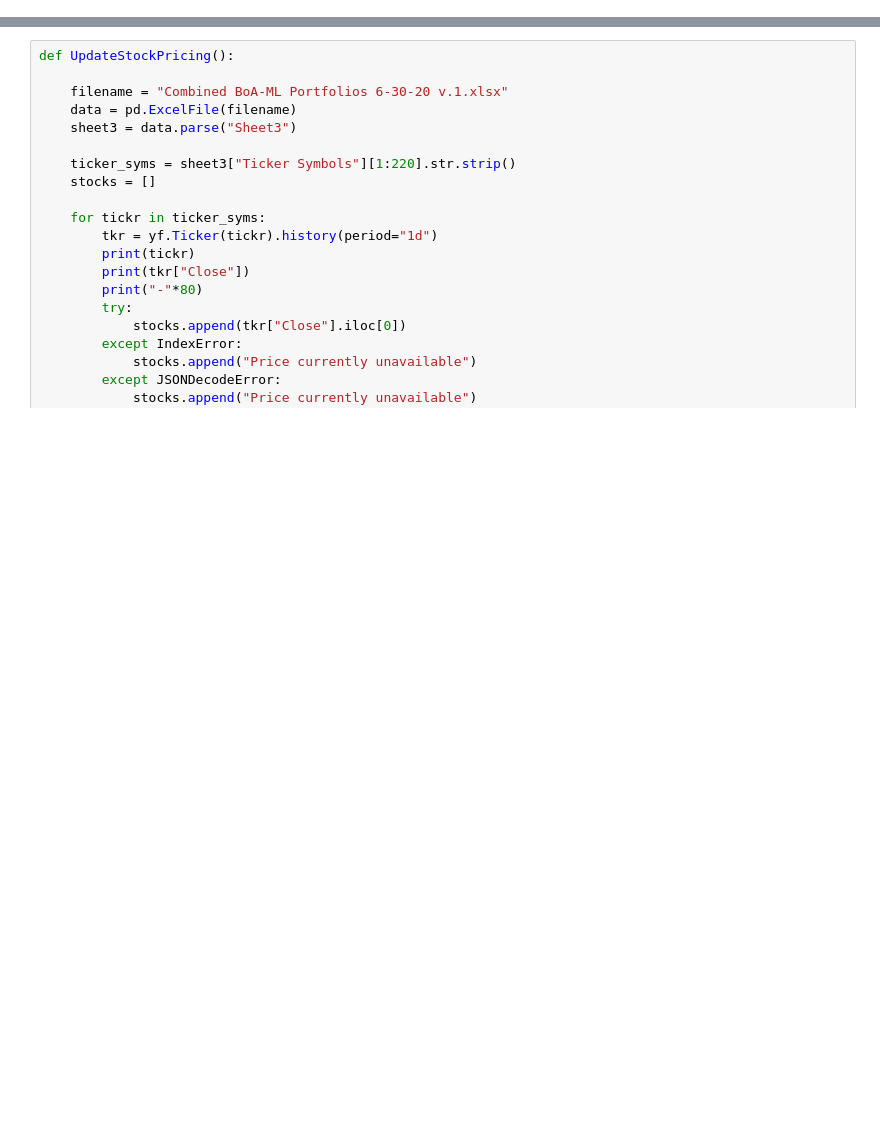
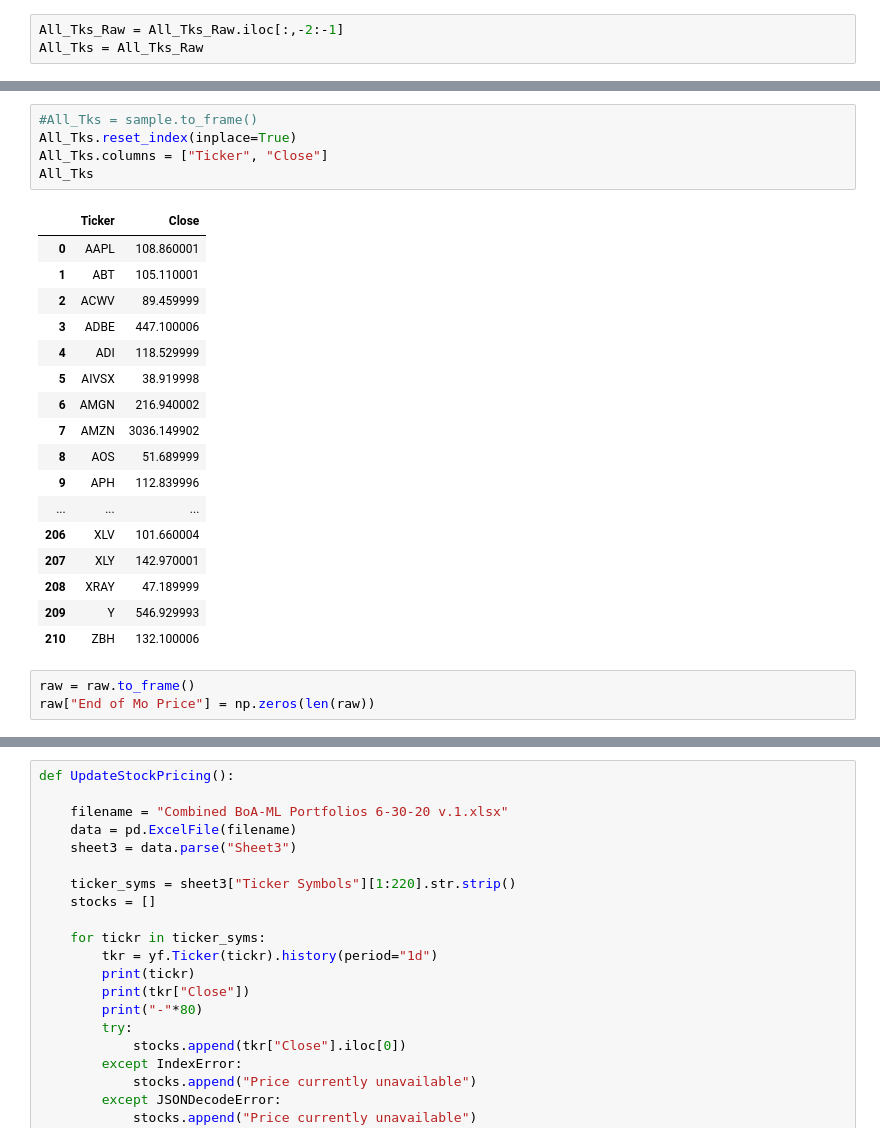
Before and after one commit to IanMarshall9/developmentGroup, a Jupyter notebook: playground.ipynb, the cells around one changed output, grey strips where cells are left out. Drawn from its saved outputs; the diff is of its cells as text; blank space fills up the shorter version.

```diff
--- a/playground.ipynb
+++ b/playground.ipynb
@@ -15,0 +109,3 @@ today: 2020-06-25, yesterday: 2020-06-24
+# %%
+All_Tks_Raw = All_Tks_Raw.iloc[:,-2:-1]
+All_Tks = All_Tks_Raw
@@ -15,0 +132,26 @@ today: 2020-06-25, yesterday: 2020-06-24
+# %%
+#All_Tks = sample.to_frame()
+All_Tks.reset_index(inplace=True)
+All_Tks.columns = ["Ticker", "Close"]
+All_Tks
+# %% [output]
+|  | Ticker | Close |
+| 0 | AAPL | 108.860001 |
+| 1 | ABT | 105.110001 |
+| 2 | ACWV | 89.459999 |
+| 3 | ADBE | 447.100006 |
+| 4 | ADI | 118.529999 |
+| 5 | AIVSX | 38.919998 |
+| 6 | AMGN | 216.940002 |
+| 7 | AMZN | 3036.149902 |
+| 8 | AOS | 51.689999 |
+| 9 | APH | 112.839996 |
+| ... | ... | ... |
+| 206 | XLV | 101.660004 |
+| 207 | XLY | 142.970001 |
+| 208 | XRAY | 47.189999 |
+| 209 | Y | 546.929993 |
+| 210 | ZBH | 132.100006 |
+# %%
+raw = raw.to_frame()
+raw["End of Mo Price"] = np.zeros(len(raw))
```
Also changed, not shown: parts of 32 cells of this notebook, 1 other file.
